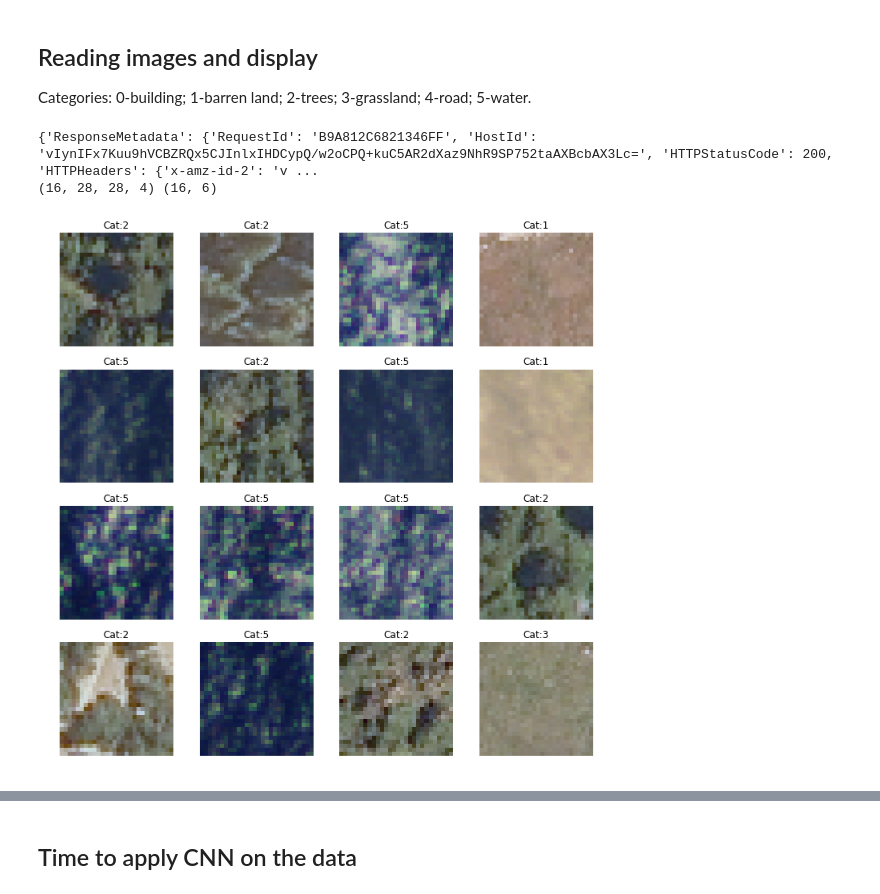
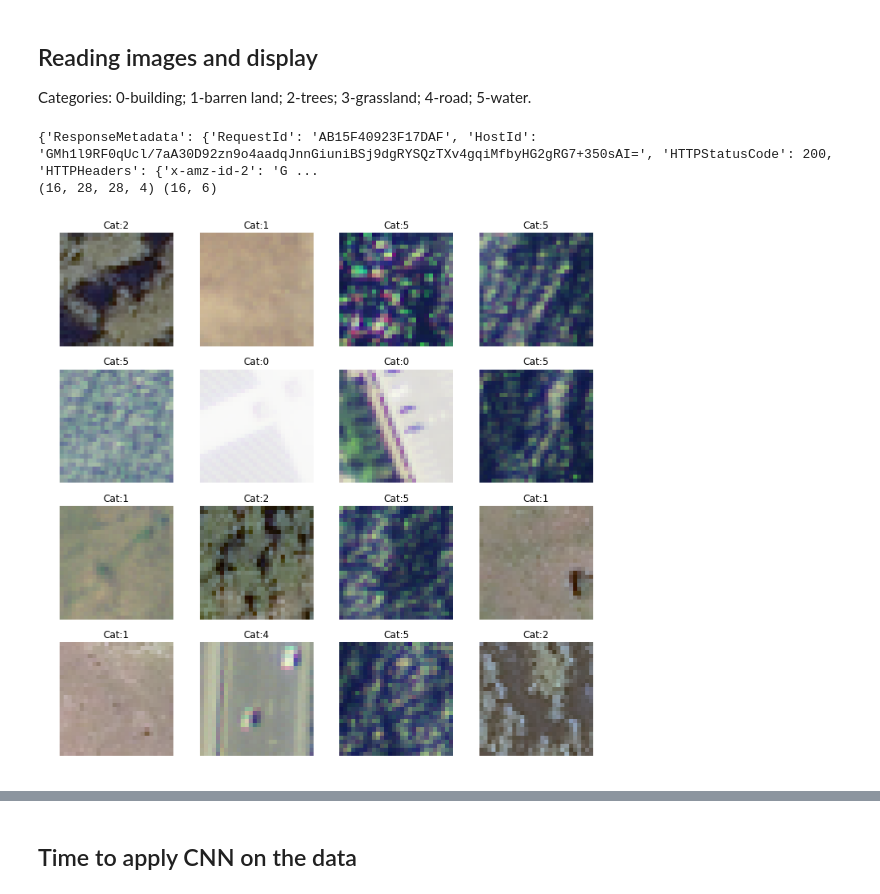
Before and after one commit to ziangzhang10/satellite-data-machine-learning, a Jupyter notebook: test-notebooks/deep_learning_sat6.ipynb, the cells around one changed output, grey strips where cells are left out. Cells and saved outputs as stored; diff of their text form; code cells hidden in the pictures.

```diff
--- a/test-notebooks/deep_learning_sat6.ipynb
+++ b/test-notebooks/deep_learning_sat6.ipynb
@@ -85,19 +85,19 @@ def read_Xy(file_name, nrows = 5000):
     return X, y
 # %%
 # Step one: read in all the training images of SAT6
-tX, tY = read_Xy(X_test_sat6, 16)
+tX, tY = read_Xy(X_train_sat6, 16)
 print(tX.shape, tY.shape)
 fig, m_axs = plt.subplots(4, tX.shape[0]//4, figsize = (12, 12))
 for (x, y, c_ax) in zip(tX, tY, m_axs.flatten()):
     c_ax.imshow(x[:,:,:3], # since we don't want NIR in the display
                 interpolation = 'none')
     c_ax.axis('off')
     y_display = np.argmax(y)
     c_ax.set_title('Cat:{}'.format(y_display))
 # %% [output]
-{'ResponseMetadata': {'RequestId': 'B9A812C6821346FF', 'HostId': 'vIynIFx7Kuu9hVCBZRQx5CJInlxIHDCypQ/w2oCPQ+kuC5AR2dXaz9NhR9SP752taAXBcbAX3Lc=', 'HTTPStatusCode': 200, 'HTTPHeaders': {'x-amz-id-2': 'v ...
+{'ResponseMetadata': {'RequestId': 'AB15F40923F17DAF', 'HostId': 'GMh1l9RF0qUcl/7aA30D92zn9o4aadqJnnGiuniBSj9dgRYSQzTXv4gqiMfbyHG2gRG7+350sAI=', 'HTTPStatusCode': 200, 'HTTPHeaders': {'x-amz-id-2': 'G ...
 (16, 28, 28, 4) (16, 6)
-[figure, old version]
+[figure, new version]
 # %%
 # Reading all the data for real now
 X_train, y_train = read_Xy(X_train_sat6, None)
```
Also changed, not shown: parts of 4 cells of this notebook, 15 other files.
